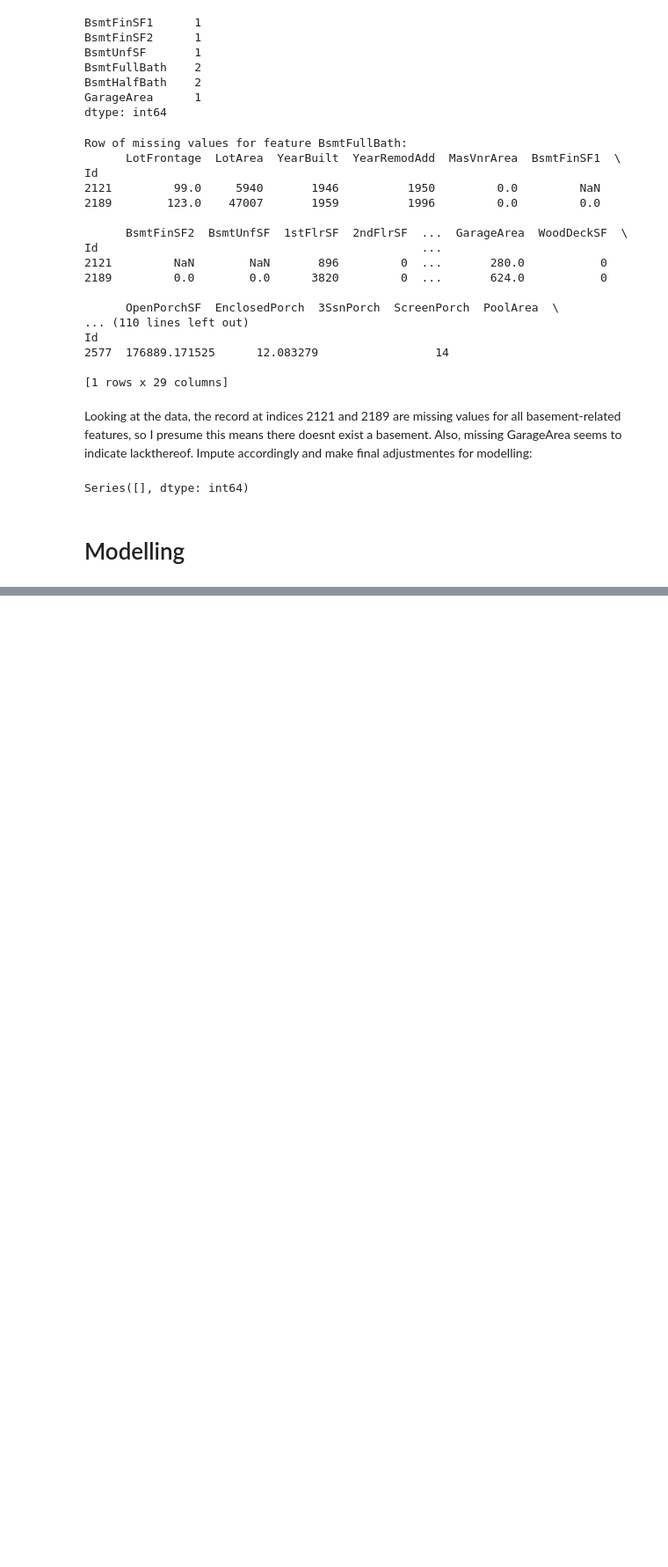
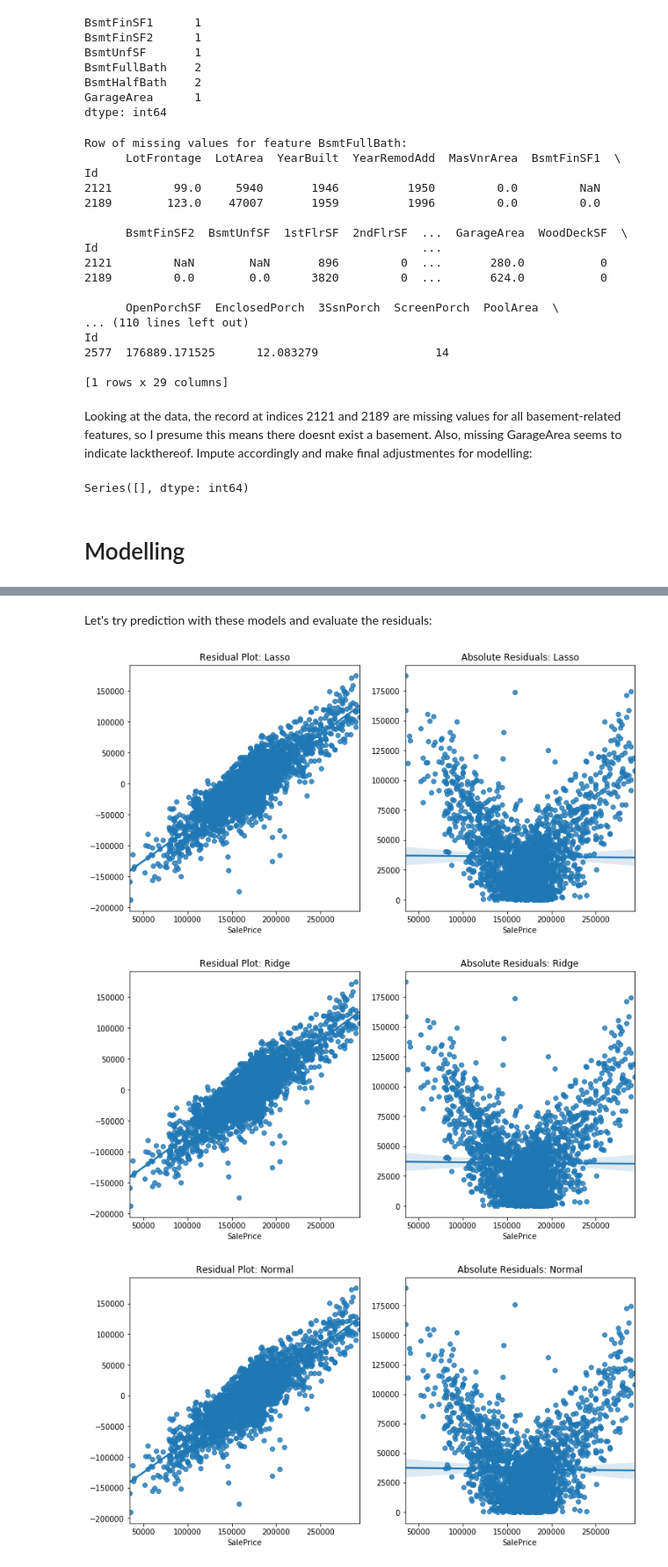
Before and after one commit to ChrisMattSam/cuanto_cuesta_casa, a Jupyter notebook: house_prices_jupyter.ipynb, the cells around one changed output, grey strips where cells are left out. Shown at 88% size. Saved outputs shown, nothing was run; the diff lists cells and outputs as text; code cells hidden in the pictures; blank space fills up the shorter version.

Commit message:
Updated notebook and plotting functions due to notebook issues brought to my attention

```diff
--- a/house_prices_jupyter.ipynb
+++ b/house_prices_jupyter.ipynb
@@ -257,18 +250,0 @@ Now lets regularize and see if we obtain better results
-# %%
-reg_vals = {'penalty':list(range(1,21)), 'Ridge':list(), 'Lasso':list() }
-
-for penalty in reg_vals['penalty']:
-    ridger = cv(lm.Ridge(alpha = penalty), X, y, scoring = 'r2',cv = 10, return_estimator = True)
-    r = [ round(i,3) for i in ridger['test_score'] ]
-    reg_vals['Ridge'].append(max(r))
-
-for penalty in reg_vals['penalty']:
-    lasso = cv(lm.Lasso(alpha = penalty, max_iter = 50000), X, y, scoring = 'r2',cv = 10, return_estimator = True)
-    r = [ round(i,3) for i in lasso['test_score']]
-    reg_vals['Lasso'].append(max(r))
-
-for val in ['Ridge', 'Lasso']:
-    v = max(reg_vals[val])
-    print(val + ' Regression:')
-    print('Largest R-squared: '+ str(v) + ' for corresponding alpha = ' +
-          str( reg_vals['penalty'][reg_vals[val].index(v)]) + '\n')
@@ -284,0 +328,2 @@ ModuleNotFoundError: No module named 'rpy2'
+# %%
+model_dict = build_and_eval(X,y, scorer = 'neg_mean_squared_error', return_optimal = True)
@@ -284,0 +339,37 @@ ModuleNotFoundError: No module named 'rpy2'
+# %% [markdown]
+Let's try prediction with these models and evaluate the residuals:
+# %%
+def absolute_diff(model,X,df, preamble = None):
+    '''
+    Predicts SalePrice feature and plots residuals and absolute residuals
+    against true SalePrice values
+    '''
+    if type(model) is list:
+        model = model[0]
+    y_eval = pd.Series(model.predict(X)).reindex(X.index)
+    y_eval.name = 'pred_SalePrice'
+    x2 = df.merge(y_eval, left_index = True, right_index = True)
+    x2['resid'] = x2.SalePrice - x2.pred_SalePrice
+    x2['abs_resid'] = abs(x2.resid)
+
+    addendum = ''
+    if preamble is not None:
+        addendum = ': ' + preamble
+
+    plt.subplots(figsize = (12,6))
+    plt.subplot(1,2,1)
+    sbn.regplot('SalePrice','resid', data = x2).set_title('Residual Plot' + addendum)
+    plt.ylabel('')
+
+    plt.subplot(1,2,2)
+    sbn.regplot('SalePrice','abs_resid', data = x2).set_title('Absolute Residuals'+ addendum)
+    plt.ylabel('')
+    plt.show()
+
+absolute_diff(model_dict['Lasso'],X,df,'Lasso')
+absolute_diff(model_dict['Ridge'],X,df,'Ridge')
+absolute_diff(model_dict['Normal'][0],X,df,'Normal')
+# %% [output]
+[figure, added]
+[figure, added]
+[figure, added]
```
Also changed, not shown: parts of 9 cells of this notebook, 1 other file.
